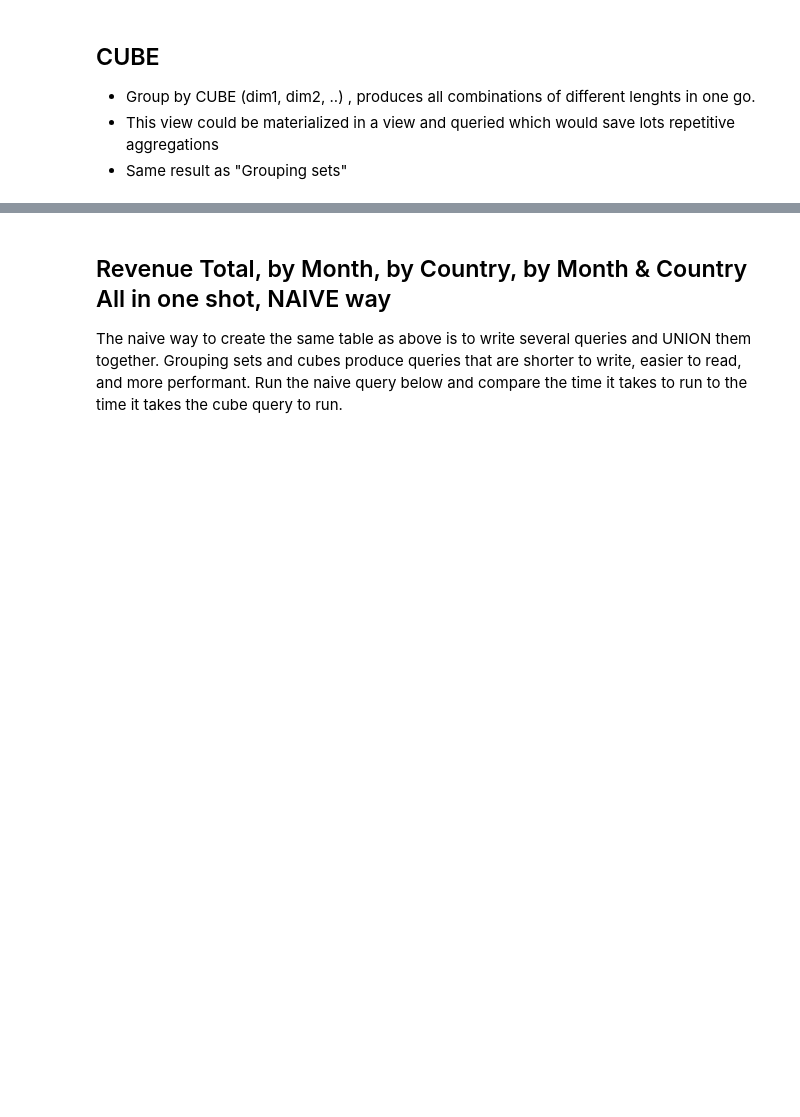
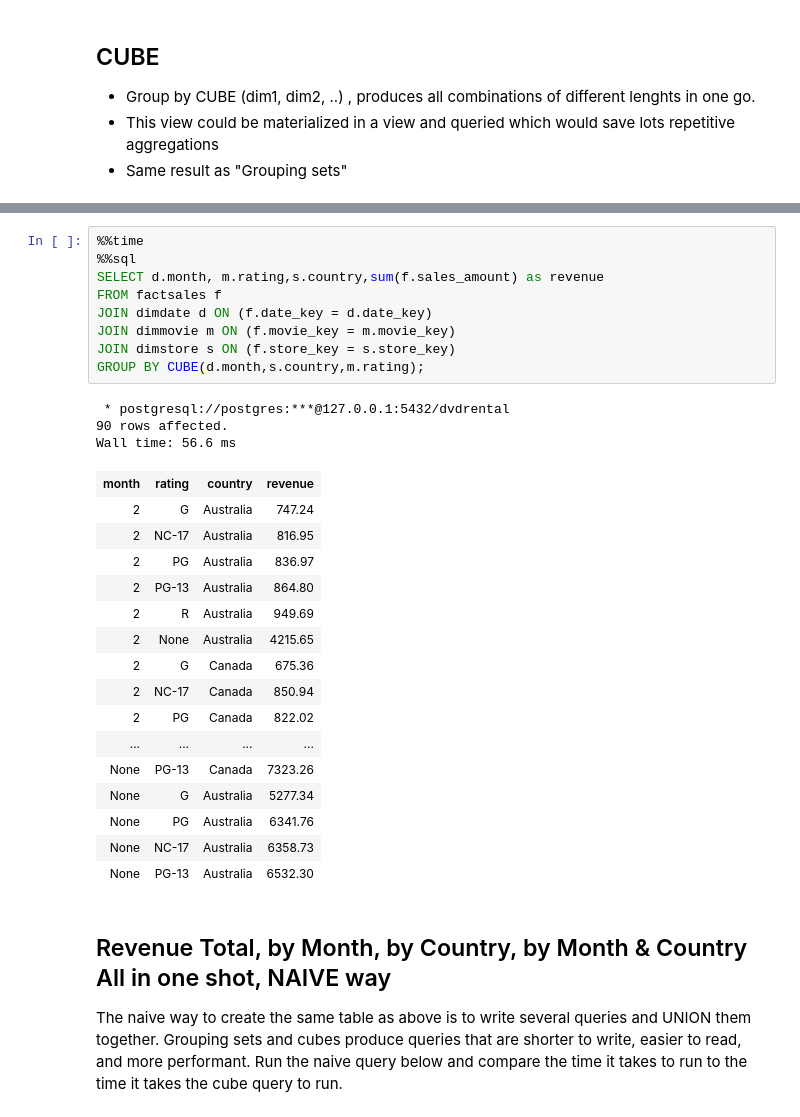
Before and after one commit to SapanShah177/OLAP-Operation, a Jupyter notebook: OLAP Operations.ipynb, the cells around one changed output, grey strips where cells are left out. Saved outputs shown, nothing was run; the diff lists cells and outputs as text; blank space fills up the shorter version.

```diff
--- a/OLAP Operations.ipynb
+++ b/OLAP Operations.ipynb
@@ -349,3 +382,32 @@ Wall time: 20 ms
+# %%
+%%time
+%%sql
+SELECT d.month, m.rating,s.country,sum(f.sales_amount) as revenue
+FROM factsales f
+JOIN dimdate d ON (f.date_key = d.date_key)
+JOIN dimmovie m ON (f.movie_key = m.movie_key)
+JOIN dimstore s ON (f.store_key = s.store_key)
+GROUP BY CUBE(d.month,s.country,m.rating);
+# %% [output]
+ * postgresql://postgres:***@127.0.0.1:5432/dvdrental
+90 rows affected.
+Wall time: 56.6 ms
+| month | rating | country | revenue |
+| 2 | G | Australia | 747.24 |
+| 2 | NC-17 | Australia | 816.95 |
+| 2 | PG | Australia | 836.97 |
+| 2 | PG-13 | Australia | 864.80 |
+| 2 | R | Australia | 949.69 |
+| 2 | None | Australia | 4215.65 |
+| 2 | G | Canada | 675.36 |
+| 2 | NC-17 | Canada | 850.94 |
+| 2 | PG | Canada | 822.02 |
+| ... | ... | ... | ... |
+| None | PG-13 | Canada | 7323.26 |
+| None | G | Australia | 5277.34 |
+| None | PG | Australia | 6341.76 |
+| None | NC-17 | Australia | 6358.73 |
+| None | PG-13 | Australia | 6532.30 |
 # %% [markdown]
 ## Revenue Total, by Month, by Country, by Month & Country All in one shot, NAIVE way
 The naive way to create the same table as above is to write several queries and UNION them together. Grouping sets and cubes produce queries that are shorter to write, easier to read, and more performant. Run the naive query below and compare the time it takes to run to the time it takes the cube query to run.
```
Also changed, not shown: parts of 10 cells of this notebook.
